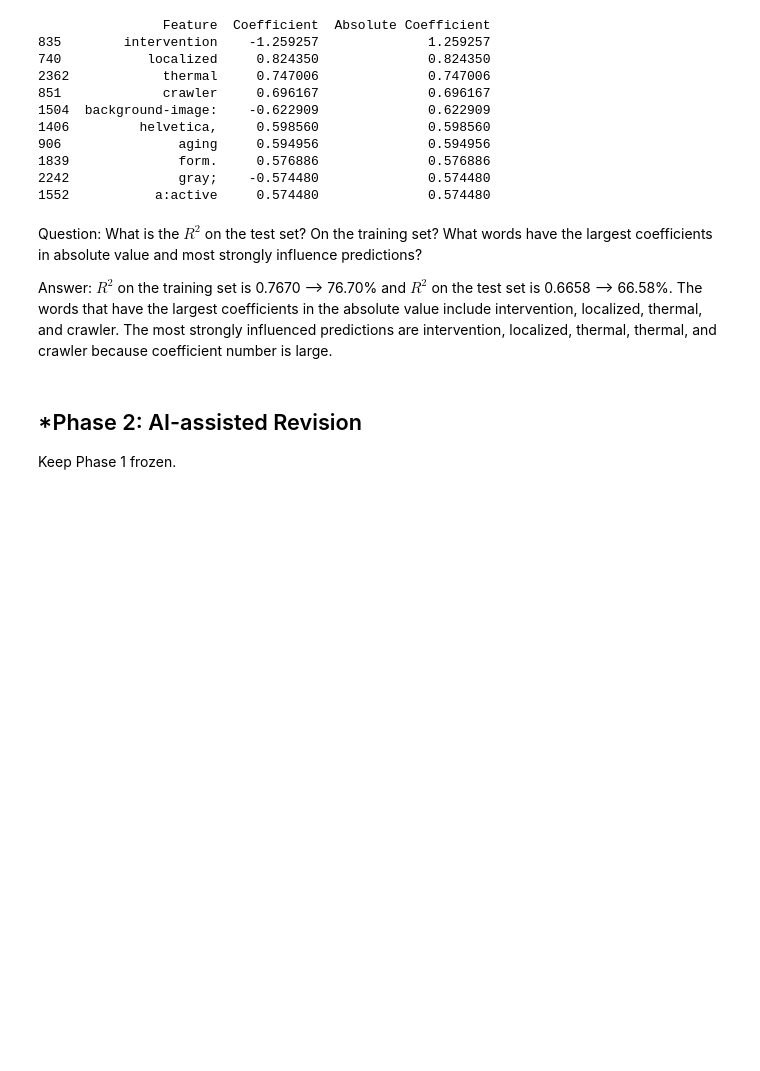
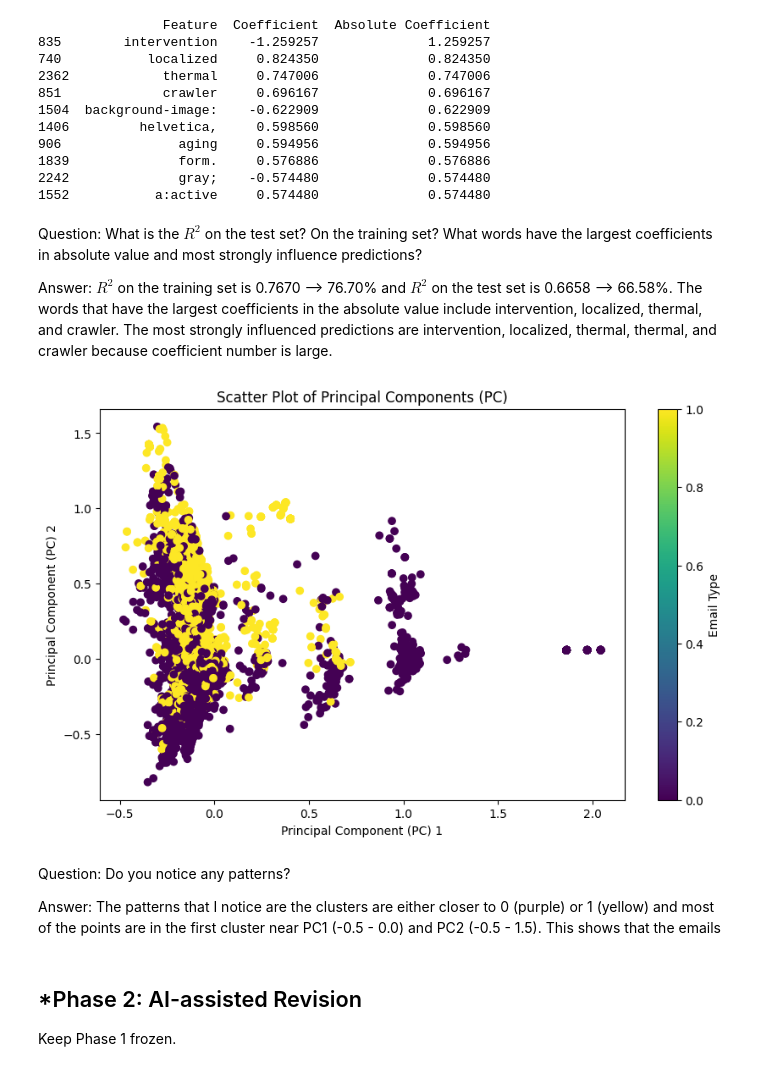
Before and after one commit to hwayalew/A05-pca, a Jupyter notebook: notebook.ipynb, the cells around one changed output. Saved outputs shown, nothing was run; the diff lists cells and outputs as text; code cells hidden in the pictures; blank space fills up the shorter version.

Commit message:
Phase 1 Question 3

```diff
--- a/notebook.ipynb
+++ b/notebook.ipynb
@@ -166,6 +166,29 @@ print(coefficients_df.head(10))
 Question: What is the $R^2$ on the test set? On the training set? What words have the largest coefficients in absolute value and most strongly influence predictions?
 
 Answer: $R^2$ on the training set is 0.7670 --> 76.70% and $R^2$ on the test set is 0.6658 --> 66.58%. The words that have the largest coefficients in the absolute value include intervention, localized, thermal, and crawler. The most strongly influenced predictions are intervention, localized, thermal, thermal, and crawler because coefficient number is large.
+# %%
+# Take the matrix of one-hot-encoded tokens (the data, less the outcome variable, Email Type) and perform a principal components analysis decomposition with two components.
+import numpy as np
+from sklearn.decomposition import PCA
+
+X = df.drop('Email Type', axis=1)
+pca = PCA(n_components=2)
+X_pca = pca.fit_transform(X)
+
+# Plot the first two principal components in a scatter plot, and hue the points by whether they are a phishing scam or not.
+plt.figure(figsize=(10, 6))
+plt.scatter(X_pca[:, 0], X_pca[:, 1], c=df['Email Type'])
+plt.xlabel('Principal Component (PC) 1')
+plt.ylabel('Principal Component (PC) 2')
+plt.title('Scatter Plot of Principal Components (PC)')
+plt.colorbar(label='Email Type')
+plt.show()
+# %% [output]
+[figure, added]
+# %% [markdown]
+Question: Do you notice any patterns?
+
+Answer: The patterns that I notice are the clusters are either closer to 0 (purple) or 1 (yellow) and most of the points are in the first cluster near PC1 (-0.5 - 0.0) and PC2 (-0.5 - 1.5). This shows that the emails
 # %% [markdown]
 ## *Phase 2: AI-assisted Revision
 Keep Phase 1 frozen.
```
